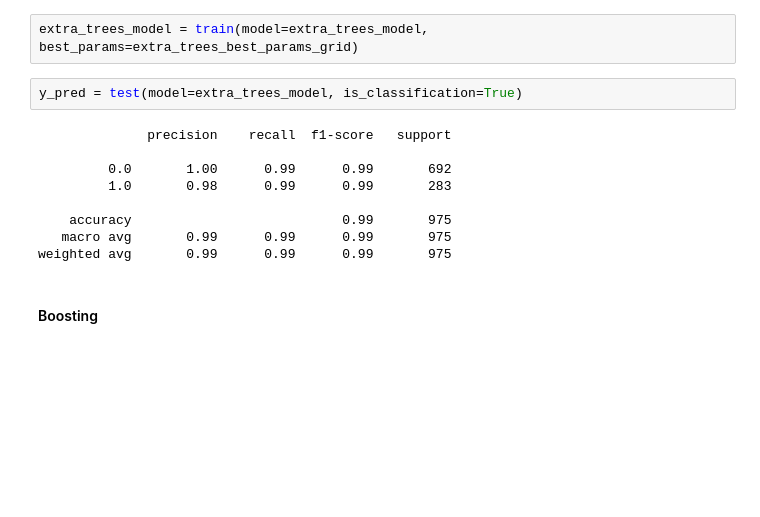
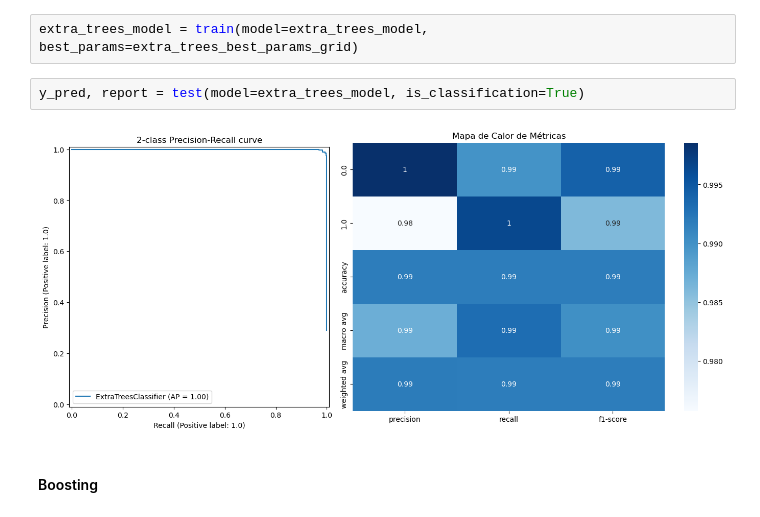
Before and after one commit to ianCristianAriel/2024-eeuu-comportamiento-consumidor, a Jupyter notebook: notebooks/5_ml.ipynb, the cells around one changed output. Cells and saved outputs as stored; diff of their text form; blank space fills up the shorter version.

```diff
--- a/notebooks/5_ml.ipynb
+++ b/notebooks/5_ml.ipynb
@@ -235,16 +322,9 @@ Traceback (most recent call last):
 # %%
 extra_trees_model = train(model=extra_trees_model, best_params=extra_trees_best_params_grid)
 # %%
-y_pred = test(model=extra_trees_model, is_classification=True)
+y_pred, report = test(model=extra_trees_model, is_classification=True)
 # %% [output]
-              precision    recall  f1-score   support
-
-         0.0       1.00      0.99      0.99       692
-         1.0       0.98      0.99      0.99       283
-
-    accuracy                           0.99       975
-   macro avg       0.99      0.99      0.99       975
-weighted avg       0.99      0.99      0.99       975
+[figure, added]
 # %% [markdown]
 #### Boosting
 # %% [markdown]
```
Also changed, not shown: parts of 27 cells of this notebook, 2 other files.
